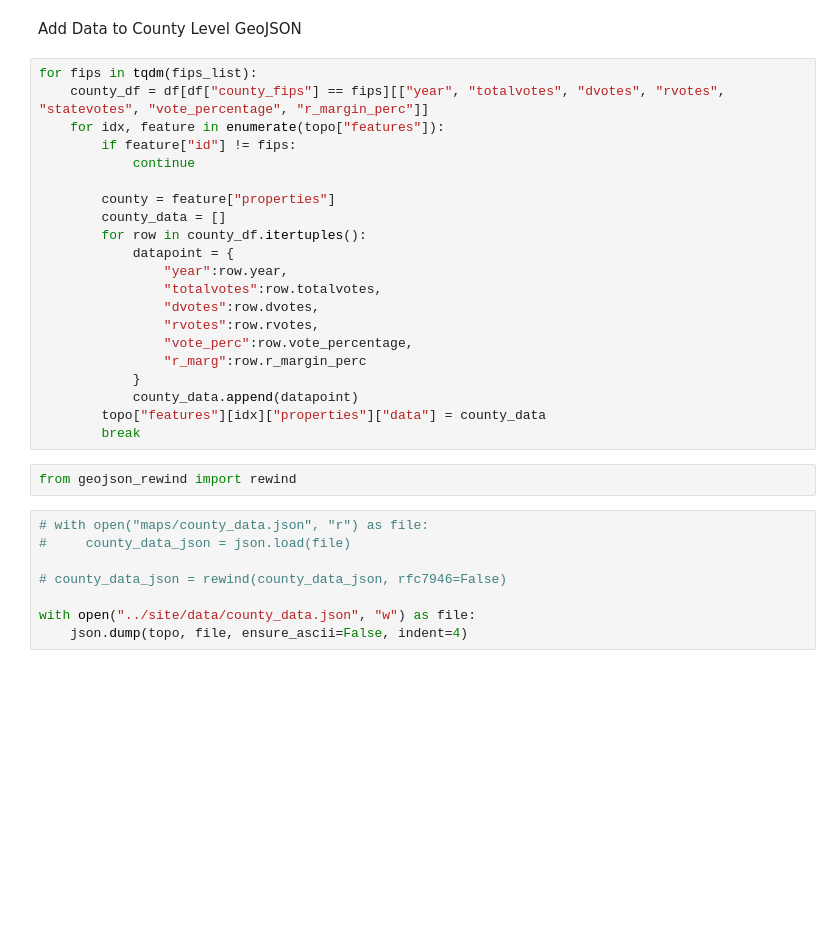
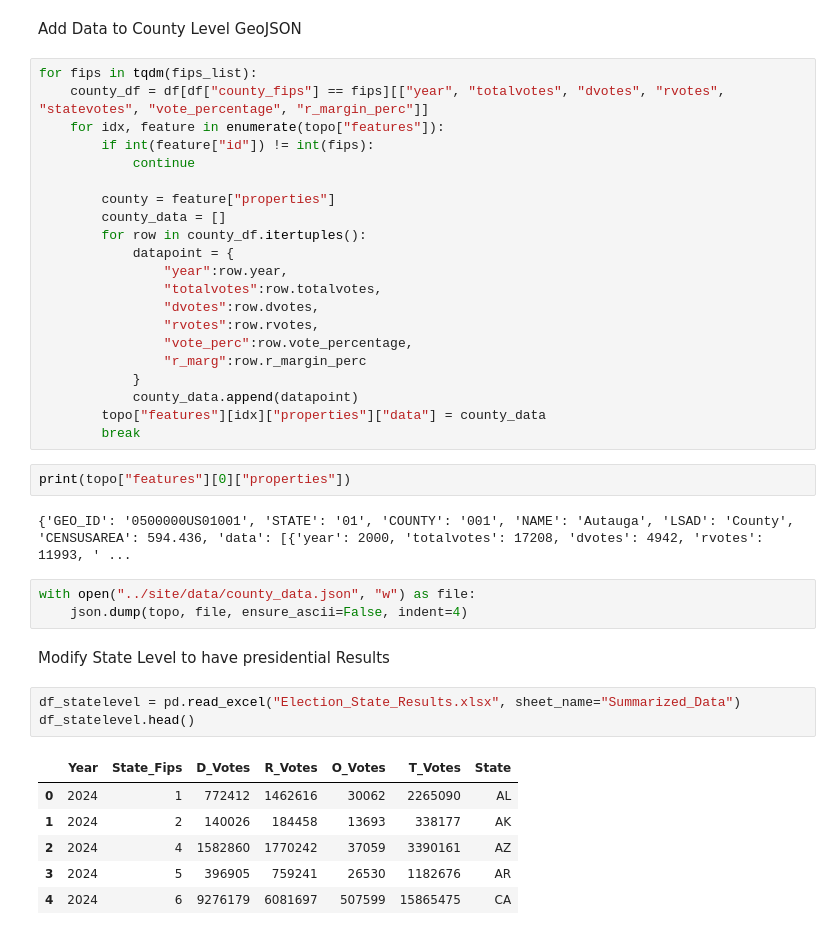
Before and after one commit to nitzryan/ElectionTrends, a Jupyter notebook: analysis/topoJSON_creator.ipynb, the cells around one changed output. Drawn from its saved outputs; the diff is of its cells as text; blank space fills up the shorter version.

```diff
--- a/analysis/topoJSON_creator.ipynb
+++ b/analysis/topoJSON_creator.ipynb
@@ -35,7 +35,7 @@ Add Data to County Level GeoJSON
 for fips in tqdm(fips_list):
     county_df = df[df["county_fips"] == fips][["year", "totalvotes", "dvotes", "rvotes", "statevotes", "vote_percentage", "r_margin_perc"]]
     for idx, feature in enumerate(topo["features"]):
-        if feature["id"] != fips:
+        if int(feature["id"]) != int(fips):
             continue
 
         county = feature["properties"]
@@ -52,13 +52,22 @@ for fips in tqdm(fips_list):
             county_data.append(datapoint)
         topo["features"][idx]["properties"]["data"] = county_data
         break
-# %%
-from geojson_rewind import rewind
+# %%
+print(topo["features"][0]["properties"])
+# %% [output]
+{'GEO_ID': '0500000US01001', 'STATE': '01', 'COUNTY': '001', 'NAME': 'Autauga', 'LSAD': 'County', 'CENSUSAREA': 594.436, 'data': [{'year': 2000, 'totalvotes': 17208, 'dvotes': 4942, 'rvotes': 11993, ' ...
 # %%
-# with open("maps/county_data.json", "r") as file:
-#     county_data_json = json.load(file)
-
-# county_data_json = rewind(county_data_json, rfc7946=False)
-
 with open("../site/data/county_data.json", "w") as file:
     json.dump(topo, file, ensure_ascii=False, indent=4)
+# %% [markdown]
+Modify State Level to have presidential Results
+# %%
+df_statelevel = pd.read_excel("Election_State_Results.xlsx", sheet_name="Summarized_Data")
+df_statelevel.head()
+# %% [output]
+|  | Year | State_Fips | D_Votes | R_Votes | O_Votes | T_Votes | State |
+| 0 | 2024 | 1 | 772412 | 1462616 | 30062 | 2265090 | AL |
+| 1 | 2024 | 2 | 140026 | 184458 | 13693 | 338177 | AK |
+| 2 | 2024 | 4 | 1582860 | 1770242 | 37059 | 3390161 | AZ |
+| 3 | 2024 | 5 | 396905 | 759241 | 26530 | 1182676 | AR |
+| 4 | 2024 | 6 | 9276179 | 6081697 | 507599 | 15865475 | CA |
```
Also changed, not shown: parts of 4 cells of this notebook, 2 other files.
